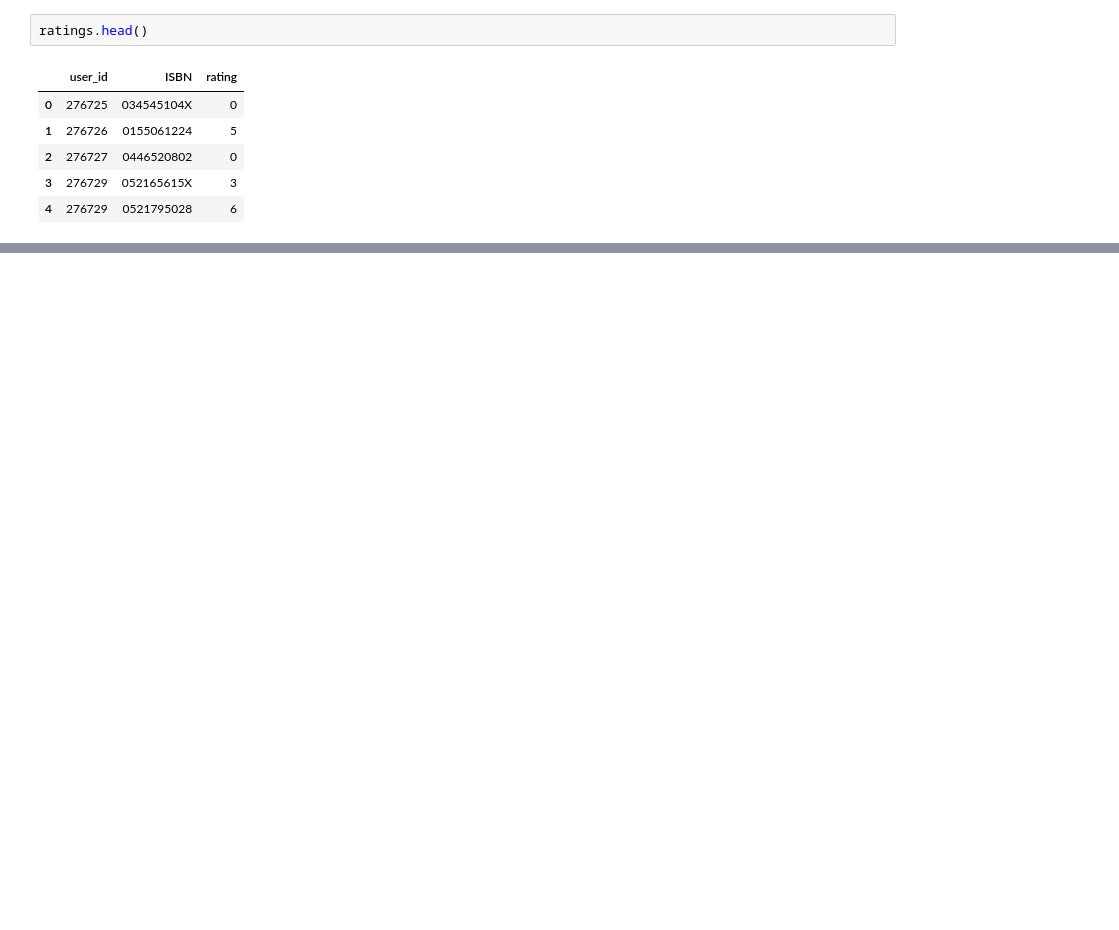
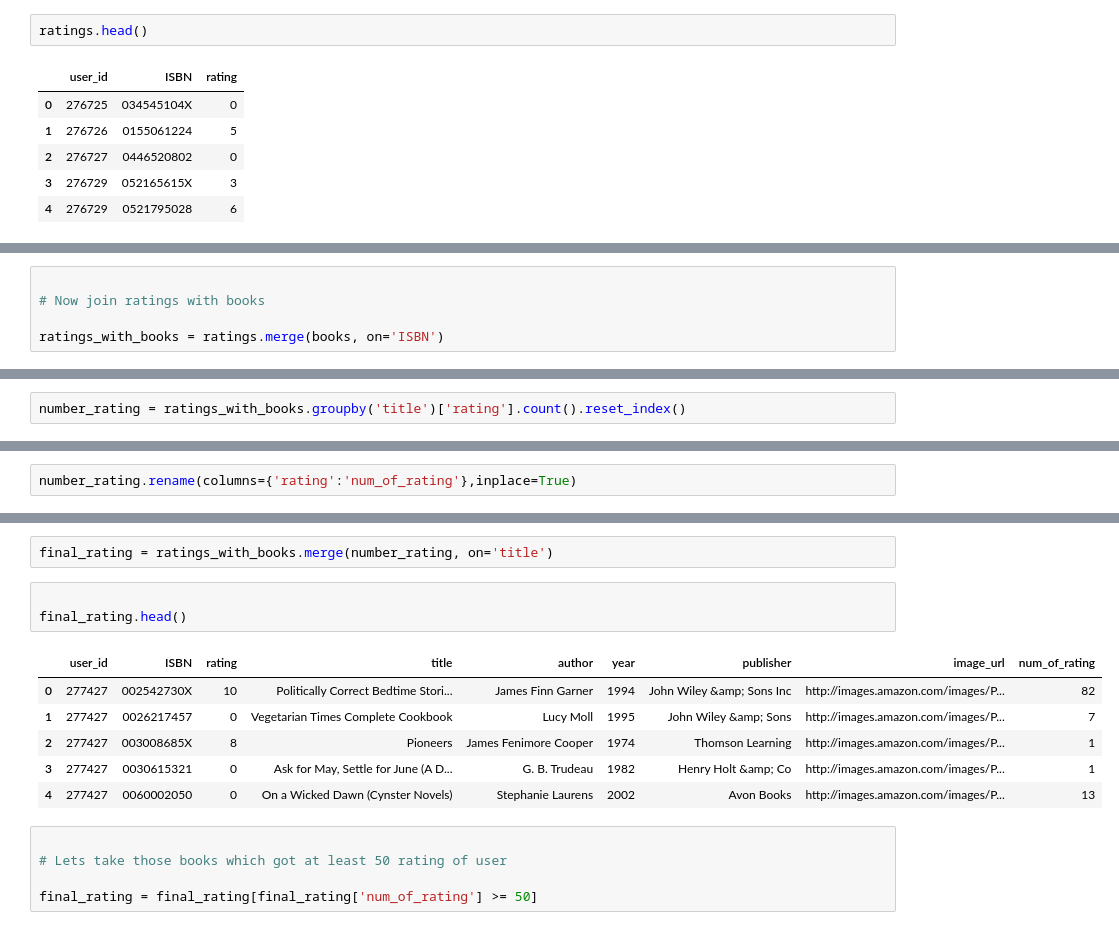
Before and after one commit to Sohel1856/End-to-End-Book-Recommendation-System, a Jupyter notebook: notebook/research.ipynb, the cells around one changed output, grey strips where cells are left out. Saved outputs shown, nothing was run; the diff lists cells and outputs as text; blank space fills up the shorter version.

```diff
--- a/notebook/research.ipynb
+++ b/notebook/research.ipynb
@@ -113,0 +230,5 @@ print(books.shape,users.shape,ratings.shape,sep='\n')
+# %%
+
+# Now join ratings with books
+
+ratings_with_books = ratings.merge(books, on='ISBN')
@@ -113,0 +245,2 @@ print(books.shape,users.shape,ratings.shape,sep='\n')
+# %%
+number_rating = ratings_with_books.groupby('title')['rating'].count().reset_index()
@@ -113,0 +258,2 @@ print(books.shape,users.shape,ratings.shape,sep='\n')
+# %%
+number_rating.rename(columns={'rating':'num_of_rating'},inplace=True)
@@ -113,0 +269,17 @@ print(books.shape,users.shape,ratings.shape,sep='\n')
+# %%
+final_rating = ratings_with_books.merge(number_rating, on='title')
+# %%
+
+final_rating.head()
+# %% [output]
+|  | user_id | ISBN | rating | title | author | year | publisher | image_url | num_of_rating |
+| 0 | 277427 | 002542730X | 10 | Politically Correct Bedtime Stori... | James Finn Garner | 1994 | John Wiley &amp; Sons Inc | http://images.amazon.com/images/P... | 82 |
+| 1 | 277427 | 0026217457 | 0 | Vegetarian Times Complete Cookbook | Lucy Moll | 1995 | John Wiley &amp; Sons | http://images.amazon.com/images/P... | 7 |
+| 2 | 277427 | 003008685X | 8 | Pioneers | James Fenimore Cooper | 1974 | Thomson Learning | http://images.amazon.com/images/P... | 1 |
+| 3 | 277427 | 0030615321 | 0 | Ask for May, Settle for June (A D... | G. B. Trudeau | 1982 | Henry Holt &amp; Co | http://images.amazon.com/images/P... | 1 |
+| 4 | 277427 | 0060002050 | 0 | On a Wicked Dawn (Cynster Novels) | Stephanie Laurens | 2002 | Avon Books | http://images.amazon.com/images/P... | 13 |
+# %%
+
+# Lets take those books which got at least 50 rating of user
+
+final_rating = final_rating[final_rating['num_of_rating'] >= 50]
```
Also changed, not shown: parts of 33 cells of this notebook.
